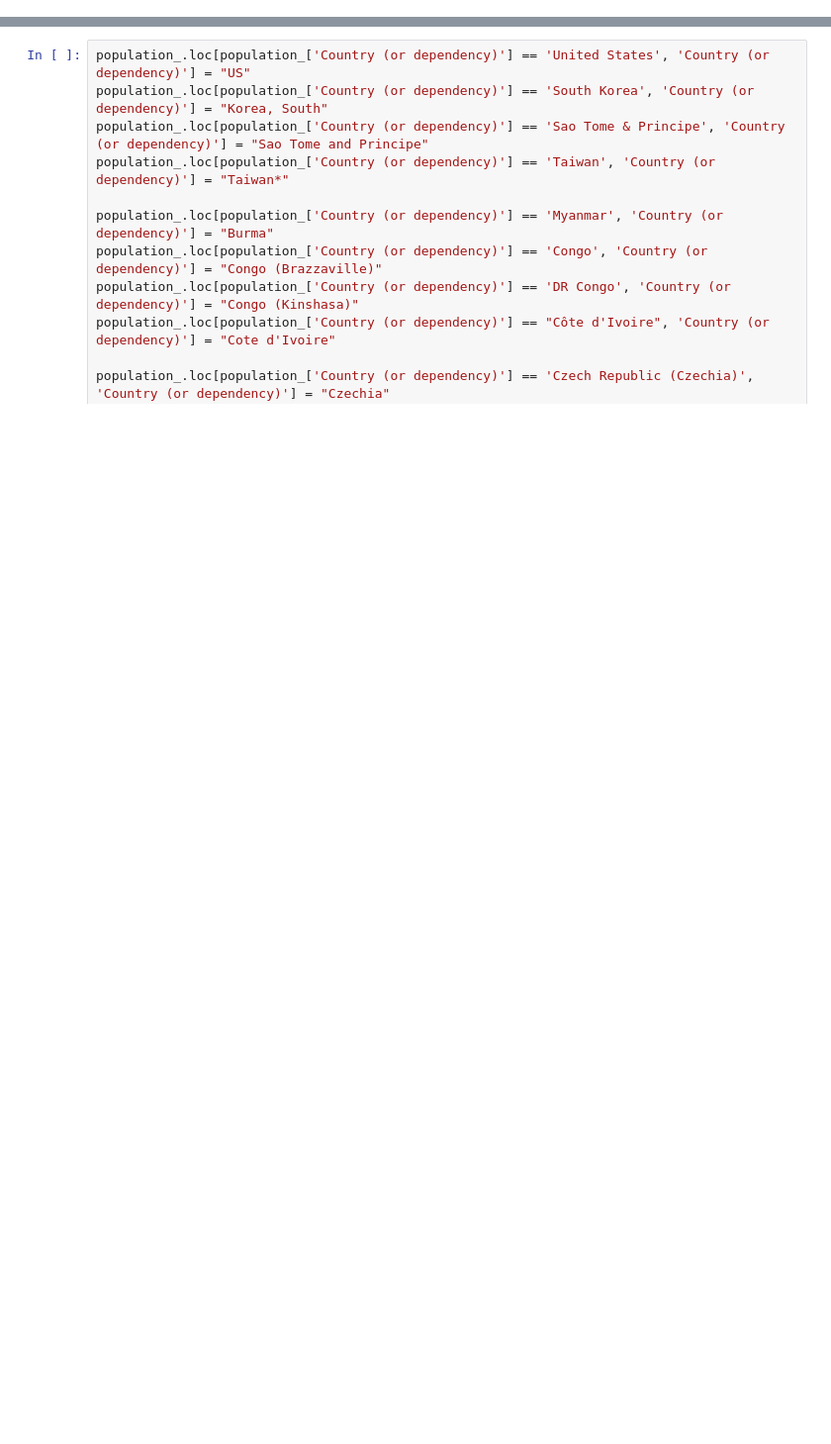
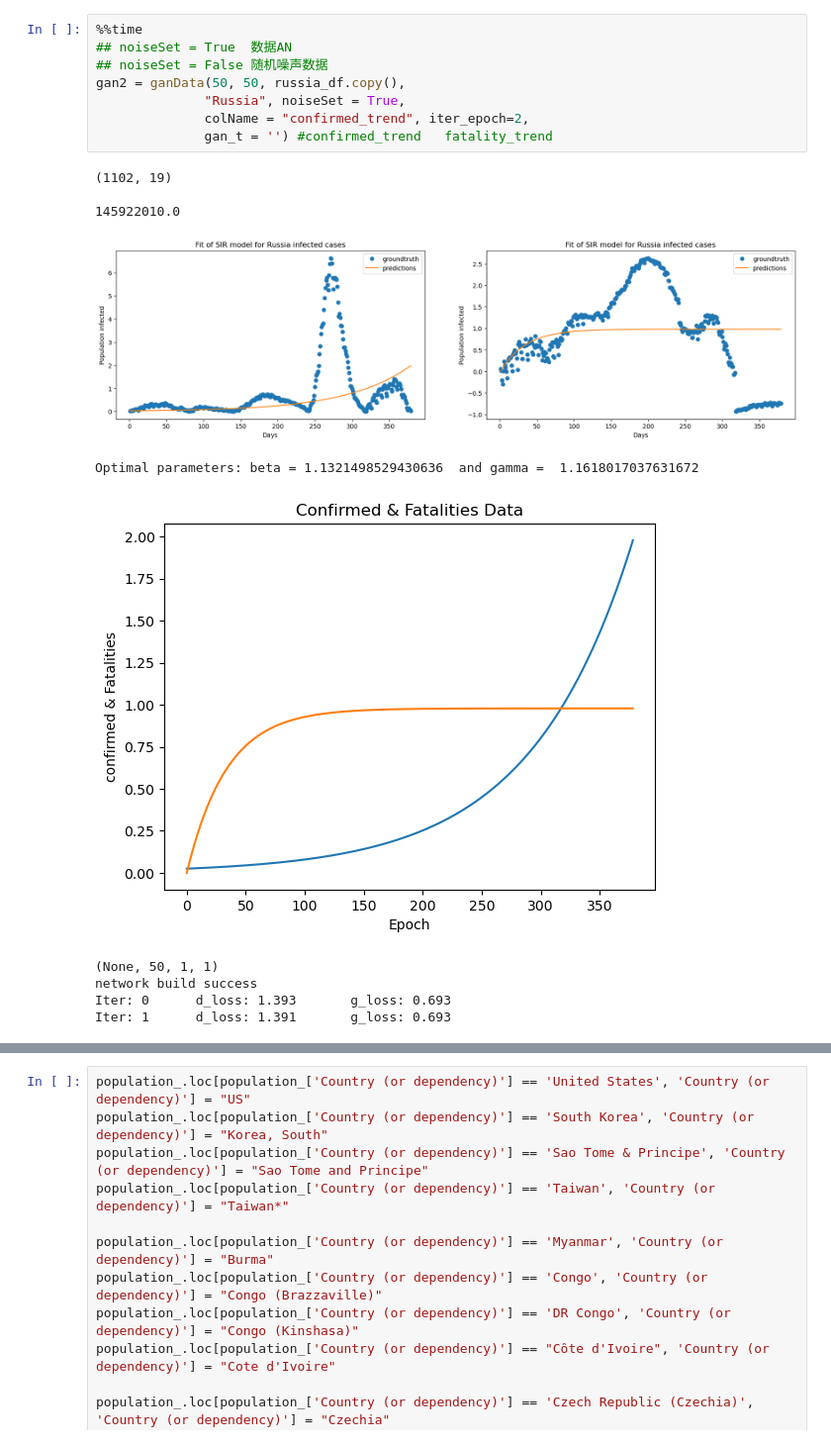
Before and after one commit to Mpkosh/CovidPredict, a Jupyter notebook: gan_theirs_sir.ipynb, the cells around one changed output, grey strips where cells are left out. Shown at 99% size. Cells and saved outputs as stored; diff of their text form; blank space fills up the shorter version.

```diff
--- a/gan_theirs_sir.ipynb
+++ b/gan_theirs_sir.ipynb
@@ -52,0 +93,19 @@ session = tf.Session(config=config)
+# %%
+%%time
+## noiseSet = True  数据AN
+## noiseSet = False 随机噪声数据
+gan2 = ganData(50, 50, russia_df.copy(),
+              "Russia", noiseSet = True,
+              colName = "confirmed_trend", iter_epoch=2,
+              gan_t = '') #confirmed_trend   fatality_trend
+# %% [output]
+(1102, 19)
+
+145922010.0
+[figure, added]
+Optimal parameters: beta = 1.1321498529430636  and gamma =  1.1618017037631672
+[figure, added]
+(None, 50, 1, 1)
+network build success
+Iter: 0      d_loss: 1.393       g_loss: 0.693
+Iter: 1      d_loss: 1.391       g_loss: 0.693
```
Also changed, not shown: parts of 16 cells of this notebook, 5 other files.
